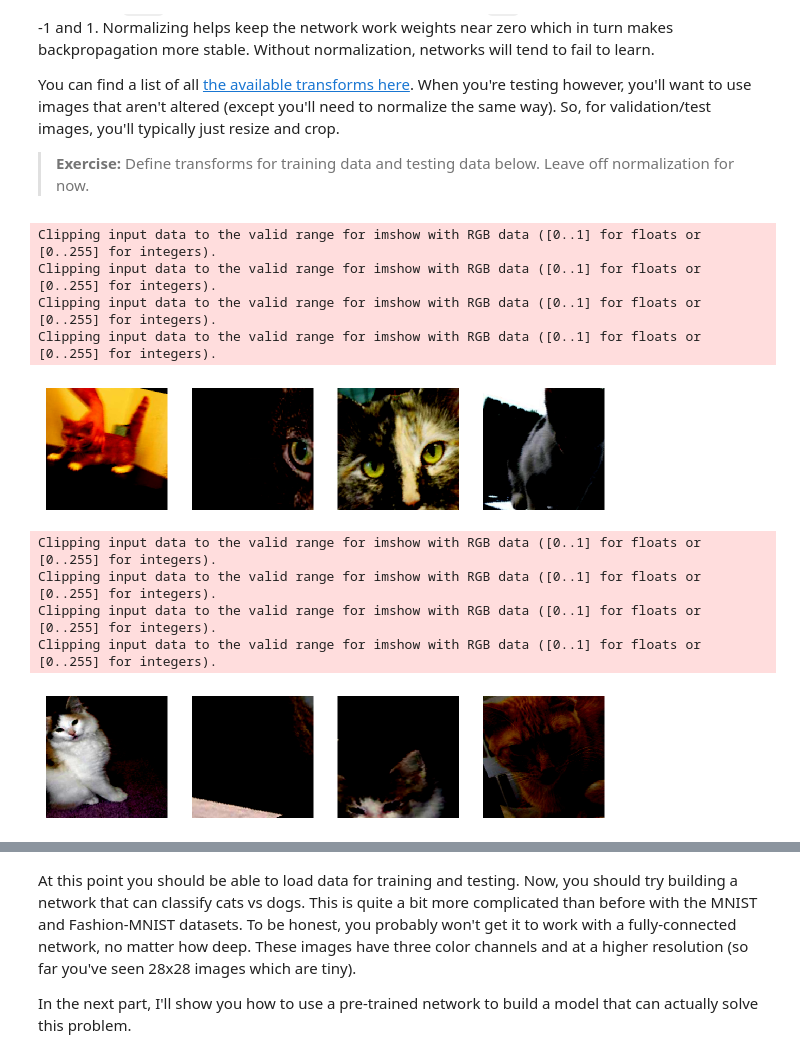
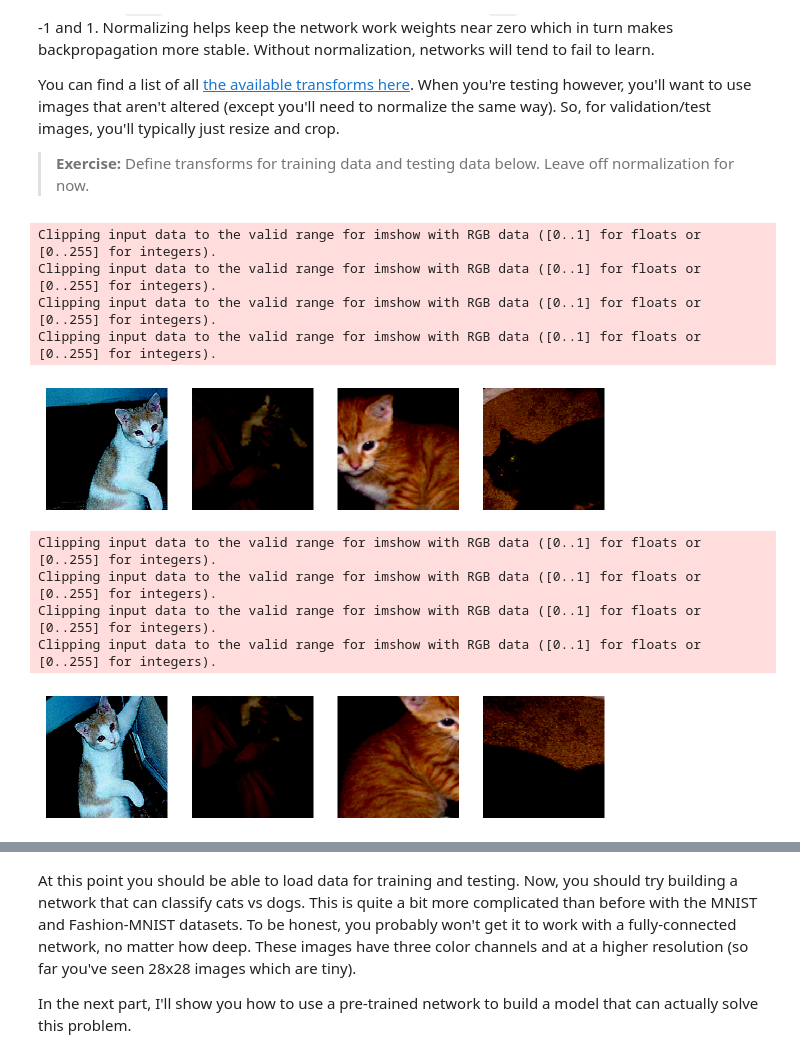
Before and after one commit to saisampathkumar/AI-Cybersecurity, a Jupyter notebook: ICP2/Part_7_Loading_Image_Data_(Exercises).ipynb, the cells around one changed output, grey strips where cells are left out. Drawn from its saved outputs; the diff is of its cells as text; code cells hidden in the pictures.

```diff
--- a/ICP2/Part_7_Loading_Image_Data_(Exercises).ipynb
+++ b/ICP2/Part_7_Loading_Image_Data_(Exercises).ipynb
@@ -126,7 +229,7 @@ You can find a list of all [the available transforms here](http://pytorch.org/do
 
 >**Exercise:** Define transforms for training data and testing data below. Leave off normalization for now.
 # %%
-data_dir = '/content/gdrive/My Drive/cybersecurity/ICP-1/dogs-vs-cats/'
+data_dir = '/content/gdrive/My Drive/Colab Notebooks/assets/'
 
 # TODO: Define transforms for the training data and testing data
 train_transforms = transforms.Compose([transforms.RandomRotation(30),
@@ -145,7 +248,6 @@ test_transforms = transforms.Compose([transforms.RandomRotation(30),
                                                             [0.5, 0.5, 0.5])])
 
 
-
 # Pass transforms in here, then run the next cell to see how the transforms look
 train_data = datasets.ImageFolder(data_dir + '/train', transform=train_transforms)
 test_data = datasets.ImageFolder(data_dir + '/test', transform=test_transforms)
@@ -153,20 +255,20 @@ test_data = datasets.ImageFolder(data_dir + '/test', transform=test_transforms)
 trainloader = torch.utils.data.DataLoader(train_data, batch_size=32)
 testloader = torch.utils.data.DataLoader(test_data, batch_size=32)
 # %%
-# trainloader
-data_iter = iter(trainloader)
+# change this to the trainloader or testloader
+data_iter = iter(testloader)
 
 images, labels = next(data_iter)
 fig, axes = plt.subplots(figsize=(10,4), ncols=4)
 for ii in range(4):
     ax = axes[ii]
-    helper.imshow(images[ii], ax=ax, normalize=False)
+    imshow(images[ii], ax=ax, normalize=False)
 # %% [output]
 Clipping input data to the valid range for imshow with RGB data ([0..1] for floats or [0..255] for integers).
 Clipping input data to the valid range for imshow with RGB data ([0..1] for floats or [0..255] for integers).
 Clipping input data to the valid range for imshow with RGB data ([0..1] for floats or [0..255] for integers).
 Clipping input data to the valid range for imshow with RGB data ([0..1] for floats or [0..255] for integers).
-[figure, old version]
+[figure, new version]
 # %%
 # change this to the testloader
 data_iter = iter(testloader)
@@ -175,13 +277,13 @@ images, labels = next(data_iter)
 fig, axes = plt.subplots(figsize=(10,4), ncols=4)
 for ii in range(4):
     ax = axes[ii]
-    helper.imshow(images[ii], ax=ax, normalize=False)
+    imshow(images[ii], ax=ax, normalize=False)
 # %% [output]
 Clipping input data to the valid range for imshow with RGB data ([0..1] for floats or [0..255] for integers).
 Clipping input data to the valid range for imshow with RGB data ([0..1] for floats or [0..255] for integers).
 Clipping input data to the valid range for imshow with RGB data ([0..1] for floats or [0..255] for integers).
 Clipping input data to the valid range for imshow with RGB data ([0..1] for floats or [0..255] for integers).
-[figure, old version]
+[figure, new version]
 # %% [markdown]
 Your transformed images should look something like this.
 
```
Also changed, not shown: parts of 7 cells of this notebook.
